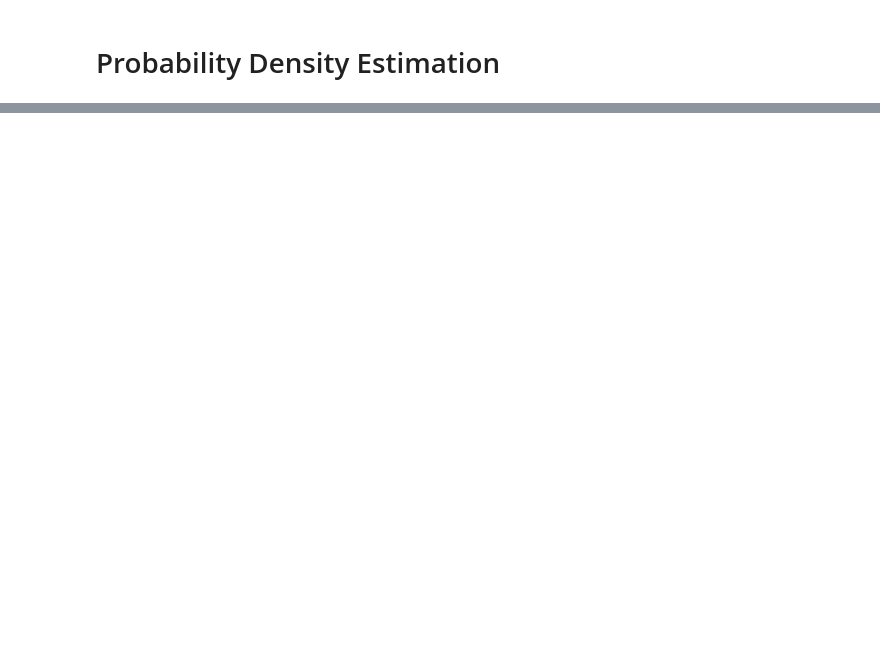
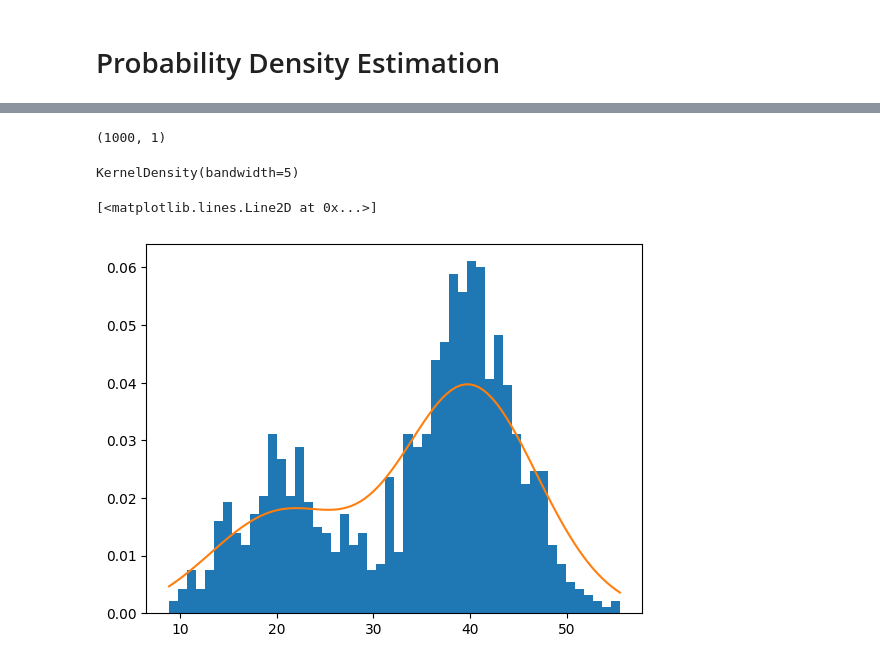
Before and after one commit to Aman-7745/Statistics, a Jupyter notebook: prob_Dist_pynb.ipynb, the cells around one changed output, grey strips where cells are left out. Cells and saved outputs as stored; diff of their text form; code cells hidden in the pictures; blank space fills up the shorter version.

```diff
--- a/prob_Dist_pynb.ipynb
+++ b/prob_Dist_pynb.ipynb
@@ -116,0 +153,29 @@ prob= [dist.pdf(values) for value in values]
+# %%
+from sklearn.neighbors import KernelDensity
+
+model = KernelDensity(bandwidth=5, kernel ='gaussian')
+
+## conver data into 2d array
+
+sample = sample.reshape(len(sample),1)
+# %%
+sample.shape
+# %% [output]
+(1000, 1)
+# %%
+model.fit(sample)
+# %% [output]
+KernelDensity(bandwidth=5)
+# %%
+values = np.linspace(sample.min(), sample.max(), 100)
+values = values.reshape(len(values),1)
+# %%
+prob = model.score_samples(values)
+prob = np.exp(prob)
+# %%
+plt.hist(sample, bins =50, density =True)
+plt.plot(values, prob)
+plt.show()
+# %% [output]
+[<matplotlib.lines.Line2D at 0x...>]
+[figure, added]
```
Also changed, not shown: parts of 15 cells of this notebook.
